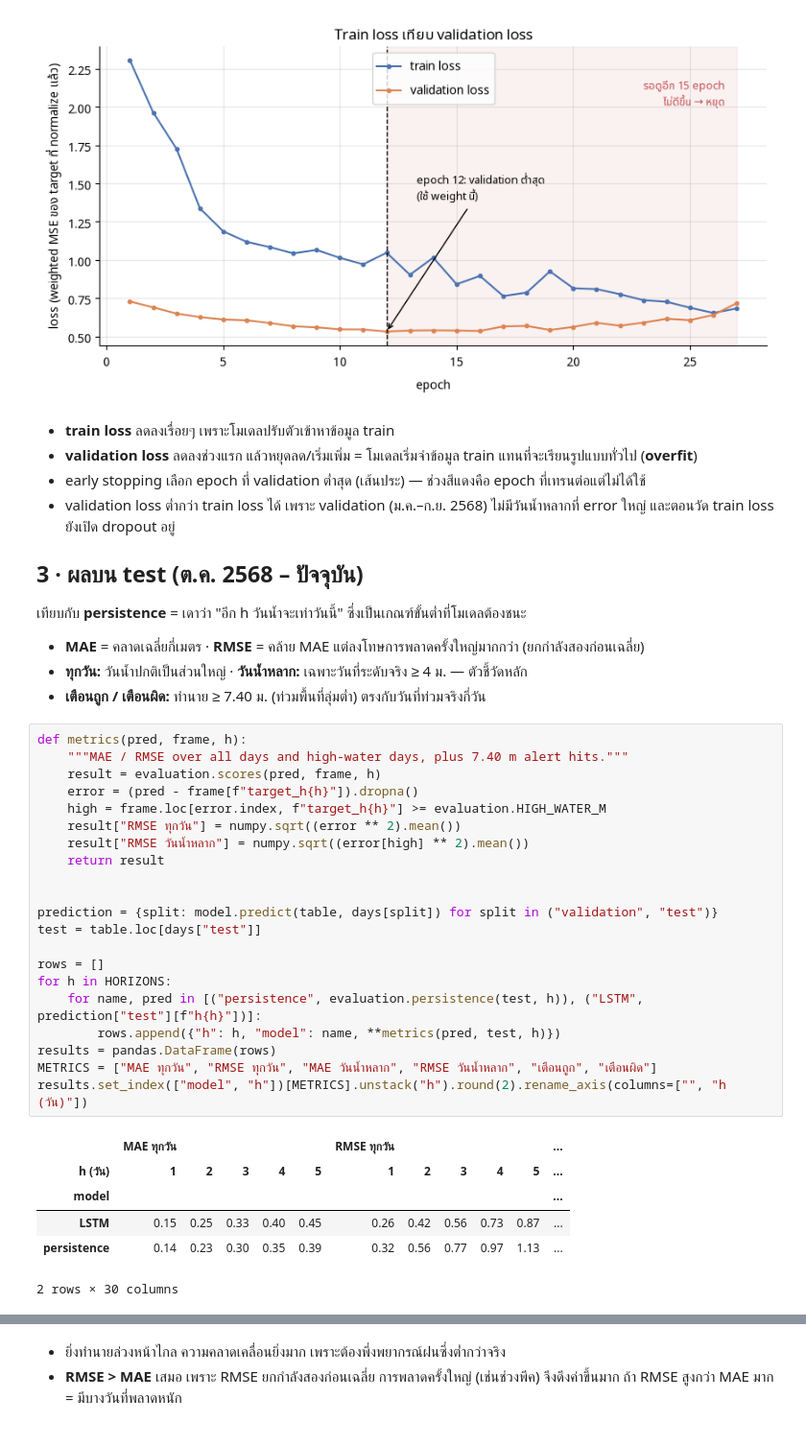
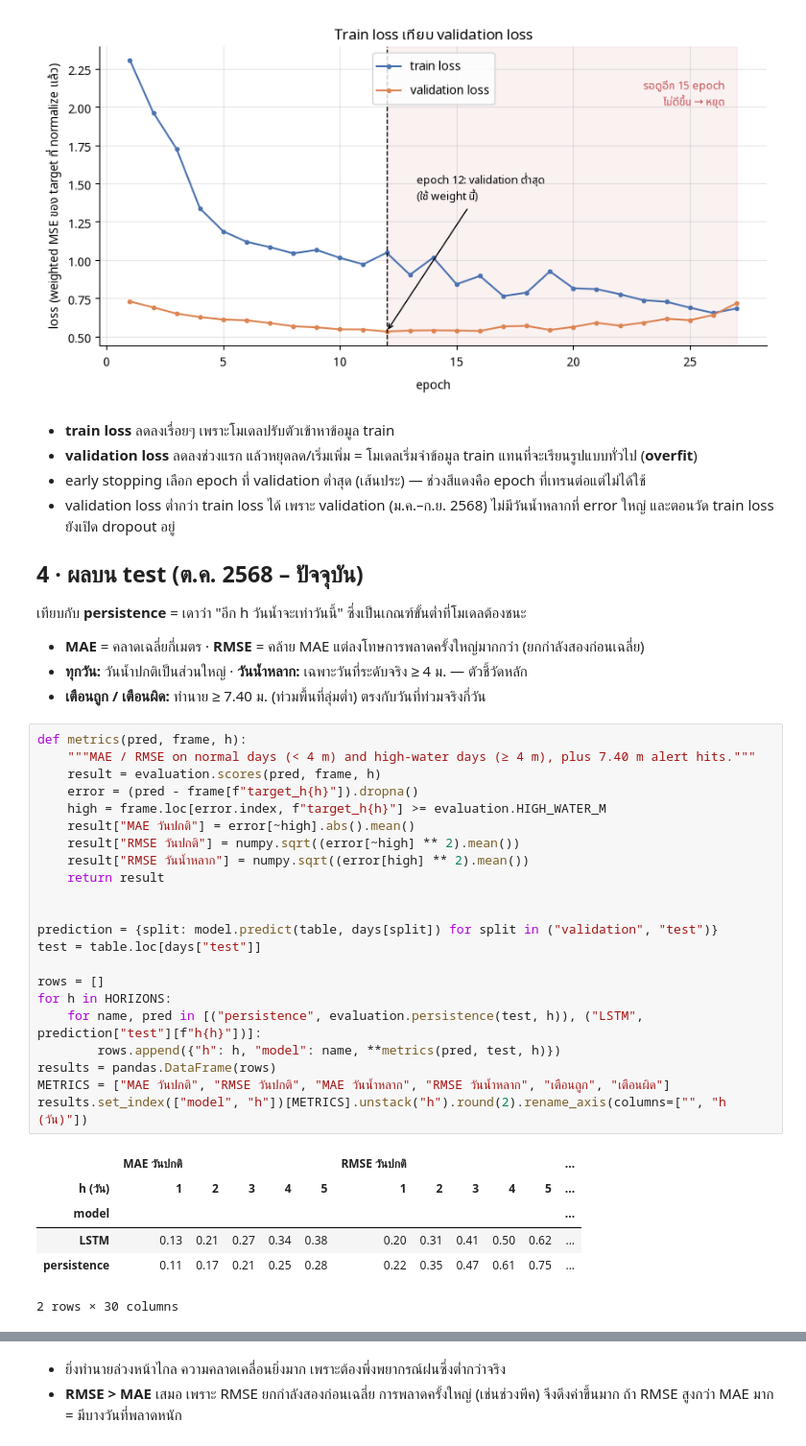
Before and after one commit to Jackyzaz/mojito, a Jupyter notebook: notebook/03_lstm.ipynb, the cells around one changed output, grey strips where cells are left out. Shown at 96% size. Drawn from its saved outputs; the diff is of its cells as text.

```diff
--- a/notebook/03_lstm.ipynb
+++ b/notebook/03_lstm.ipynb
@@ -116,38 +236,39 @@ plt.show()
 - validation loss ต่ำกว่า train loss ได้ เพราะ validation (ม.ค.–ก.ย. 2568) ไม่มีวันน้ำหลากที่ error ใหญ่
   และตอนวัด train loss ยังเปิด dropout อยู่
 
-## 3 · ผลบน test (ต.ค. 2568 – ปัจจุบัน)
+## 4 · ผลบน test (ต.ค. 2568 – ปัจจุบัน)
 เทียบกับ **persistence** = เดาว่า "อีก h วันน้ำจะเท่าวันนี้" ซึ่งเป็นเกณฑ์ขั้นต่ำที่โมเดลต้องชนะ
 - **MAE** = คลาดเฉลี่ยกี่เมตร · **RMSE** = คล้าย MAE แต่ลงโทษการพลาดครั้งใหญ่มากกว่า (ยกกำลังสองก่อนเฉลี่ย)
 - **ทุกวัน:** วันน้ำปกติเป็นส่วนใหญ่ · **วันน้ำหลาก:** เฉพาะวันที่ระดับจริง ≥ 4 ม. — ตัวชี้วัดหลัก
 - **เตือนถูก / เตือนผิด:** ทำนาย ≥ 7.40 ม. (ท่วมพื้นที่ลุ่มต่ำ) ตรงกับวันที่ท่วมจริงกี่วัน
 # %%
 def metrics(pred, frame, h):
-    """MAE / RMSE over all days and high-water days, plus 7.40 m alert hits."""
+    """MAE / RMSE on normal days (< 4 m) and high-water days (≥ 4 m), plus 7.40 m alert hits."""
     result = evaluation.scores(pred, frame, h)
     error = (pred - frame[f"target_h{h}"]).dropna()
     high = frame.loc[error.index, f"target_h{h}"] >= evaluation.HIGH_WATER_M
-    result["RMSE ทุกวัน"] = numpy.sqrt((error ** 2).mean())
+    result["MAE วันปกติ"] = error[~high].abs().mean()
+    result["RMSE วันปกติ"] = numpy.sqrt((error[~high] ** 2).mean())
     result["RMSE วันน้ำหลาก"] = numpy.sqrt((error[high] ** 2).mean())
     return result
 
 
 prediction = {split: model.predict(table, days[split]) for split in ("validation", "test")}
 test = table.loc[days["test"]]
 
 rows = []
 for h in HORIZONS:
     for name, pred in [("persistence", evaluation.persistence(test, h)), ("LSTM", prediction["test"][f"h{h}"])]:
         rows.append({"h": h, "model": name, **metrics(pred, test, h)})
 results = pandas.DataFrame(rows)
-METRICS = ["MAE ทุกวัน", "RMSE ทุกวัน", "MAE วันน้ำหลาก", "RMSE วันน้ำหลาก", "เตือนถูก", "เตือนผิด"]
+METRICS = ["MAE วันปกติ", "RMSE วันปกติ", "MAE วันน้ำหลาก", "RMSE วันน้ำหลาก", "เตือนถูก", "เตือนผิด"]
 results.set_index(["model", "h"])[METRICS].unstack("h").round(2).rename_axis(columns=["", "h (วัน)"])
 # %% [output]
-|  | MAE ทุกวัน |  |  |  |  | RMSE ทุกวัน |  |  |  |  | ... |
+|  | MAE วันปกติ |  |  |  |  | RMSE วันปกติ |  |  |  |  | ... |
 | h (วัน) | 1 | 2 | 3 | 4 | 5 | 1 | 2 | 3 | 4 | 5 | ... |
 | model |  |  |  |  |  |  |  |  |  |  | ... |
-| LSTM | 0.15 | 0.25 | 0.33 | 0.40 | 0.45 | 0.26 | 0.42 | 0.56 | 0.73 | 0.87 | ... |
-| persistence | 0.14 | 0.23 | 0.30 | 0.35 | 0.39 | 0.32 | 0.56 | 0.77 | 0.97 | 1.13 | ... |
+| LSTM | 0.13 | 0.21 | 0.27 | 0.34 | 0.38 | 0.20 | 0.31 | 0.41 | 0.50 | 0.62 | ... |
+| persistence | 0.11 | 0.17 | 0.21 | 0.25 | 0.28 | 0.22 | 0.35 | 0.47 | 0.61 | 0.75 | ... |
 2 rows × 30 columns
 # %%
 lstm_scores = results[results["model"] == "LSTM"].set_index("h")
```
Also changed, not shown: parts of 17 cells of this notebook, 13 other files.
